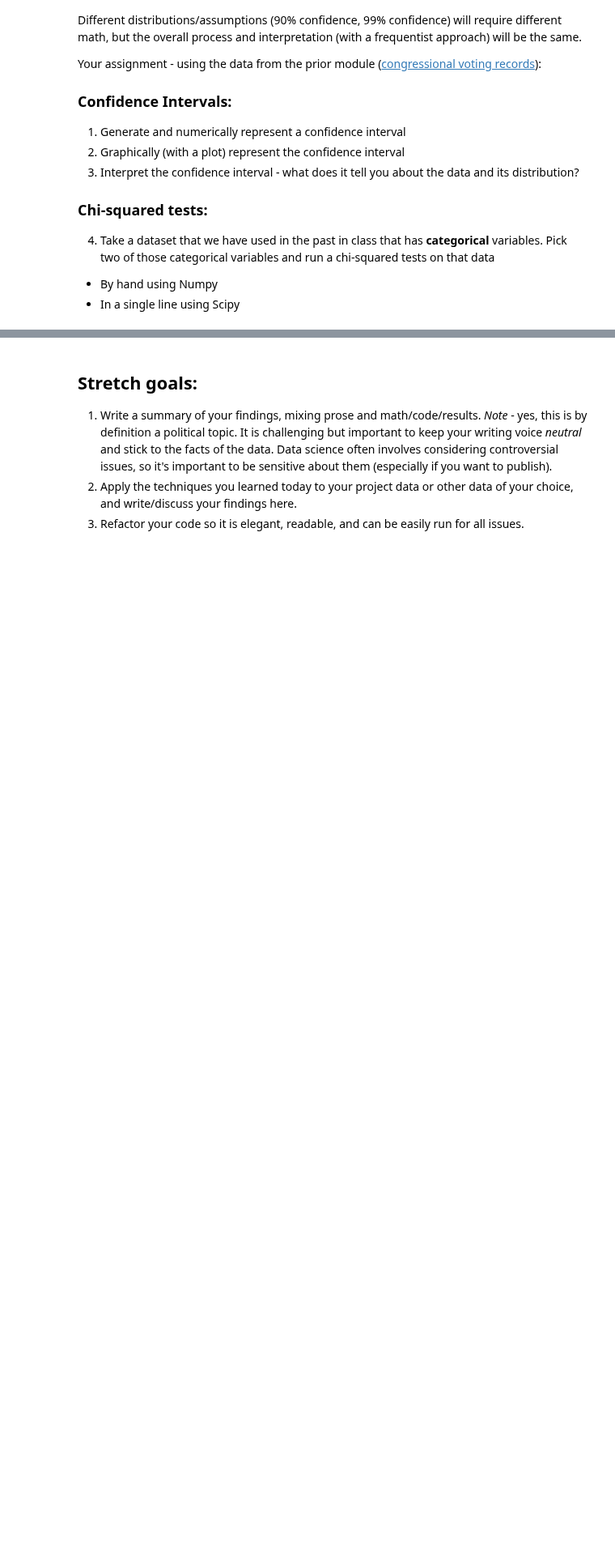
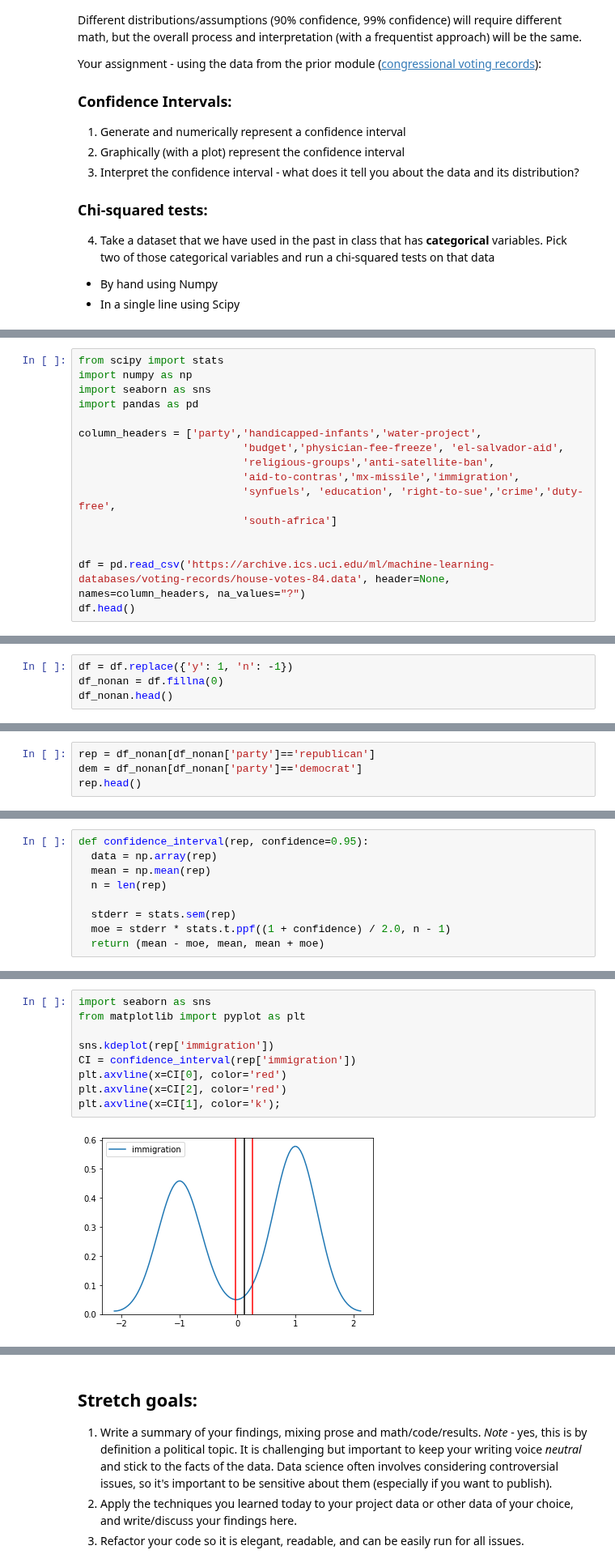
Before and after one commit to bloominstituteoftechnology/DS-Unit-1-Sprint-2-Statistics, a Jupyter notebook: module2/LS_DS_122_Sampling_Confidence_Intervals_and_Hypothesis_Testing_Assignment.ipynb, the cells around one changed output, grey strips where cells are left out. Shown at 81% size. Cells and saved outputs as stored; diff of their text form; blank space fills up the shorter version.

```diff
--- a/module2/LS_DS_122_Sampling_Confidence_Intervals_and_Hypothesis_Testing_Assignment.ipynb
+++ b/module2/LS_DS_122_Sampling_Confidence_Intervals_and_Hypothesis_Testing_Assignment.ipynb
@@ -31,0 +30,16 @@ Your assignment - using the data from the prior module ([congressional voting re
+# %%
+from scipy import stats
+import numpy as np
+import seaborn as sns
+import pandas as pd
+
+column_headers = ['party','handicapped-infants','water-project',
+                          'budget','physician-fee-freeze', 'el-salvador-aid',
+                          'religious-groups','anti-satellite-ban',
+                          'aid-to-contras','mx-missile','immigration',
+                          'synfuels', 'education', 'right-to-sue','crime','duty-free',
+                          'south-africa']
+
+
+df = pd.read_csv('https://archive.ics.uci.edu/ml/machine-learning-databases/voting-records/house-votes-84.data', header=None, names=column_headers, na_values="?")
+df.head()
@@ -31,0 +53,4 @@ Your assignment - using the data from the prior module ([congressional voting re
+# %%
+df = df.replace({'y': 1, 'n': -1})
+df_nonan = df.fillna(0)
+df_nonan.head()
@@ -31,0 +64,4 @@ Your assignment - using the data from the prior module ([congressional voting re
+# %%
+rep = df_nonan[df_nonan['party']=='republican']
+dem = df_nonan[df_nonan['party']=='democrat']
+rep.head()
@@ -31,0 +75,9 @@ Your assignment - using the data from the prior module ([congressional voting re
+# %%
+def confidence_interval(rep, confidence=0.95):
+  data = np.array(rep)
+  mean = np.mean(rep)
+  n = len(rep)
+
+  stderr = stats.sem(rep)
+  moe = stderr * stats.t.ppf((1 + confidence) / 2.0, n - 1)
+  return (mean - moe, mean, mean + moe)
@@ -31,0 +89,11 @@ Your assignment - using the data from the prior module ([congressional voting re
+# %%
+import seaborn as sns
+from matplotlib import pyplot as plt
+
+sns.kdeplot(rep['immigration'])
+CI = confidence_interval(rep['immigration'])
+plt.axvline(x=CI[0], color='red')
+plt.axvline(x=CI[2], color='red')
+plt.axvline(x=CI[1], color='k');
+# %% [output]
+[figure, added]
```
Also changed, not shown: parts of 19 cells of this notebook.
